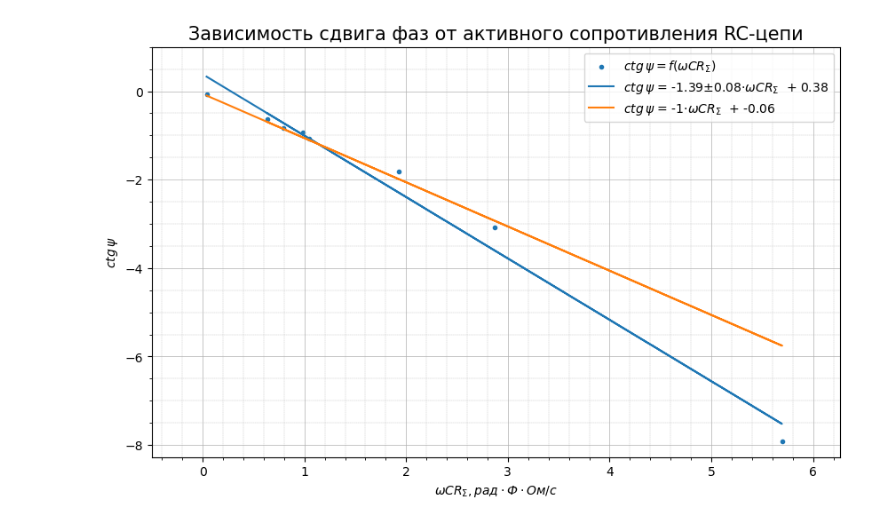
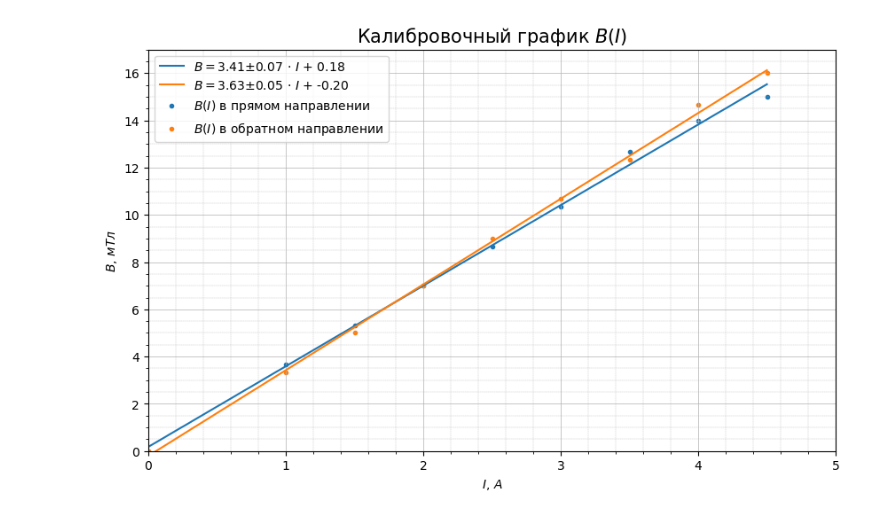
Before and after one commit to A1rsenij/Labs_physics, a Jupyter notebook: 3.3.1/3.3.1.ipynb, the cells around one changed output. Drawn from its saved outputs; the diff is of its cells as text; code cells hidden in the pictures.

```diff
--- a/3.3.1/3.3.1.ipynb
+++ b/3.3.1/3.3.1.ipynb
@@ -3,42 +3,41 @@ import numpy as np
 import pandas as pd
 import matplotlib.pyplot as plt
 # %%
-
-
-data = pd.read_excel('3.2.1.xlsx', sheet_name='RC-цепь')
+data = pd.read_excel('3.3.1.xlsx', sheet_name='Магнит_поле')
 names = list(data)
 
-R = data[names[0]] + 12.4
-C = 0.5 * (10 ** (-6))
-w = 2 * np.pi * 1000
-psi = 1 / np.tan(data[names[6]] * np.pi)
-R = R * C * w
+Idir = data[names[0]]
+Bdir = data[names[4]]
+Irev = data[names[6]]
+Brev = data[names[10]]
 
-k, cov = np.polyfit(R, psi, 1, cov=True)
-psip = np.polyval(k, R)
-psin = np.polyval([-1, -0.06], R)
+kdir, covdir = np.polyfit(Idir, Bdir, 1, cov=True)
+Bdirp = np.polyval(kdir, Idir)
+krev, covrev = np.polyfit(Irev, Brev, 1, cov=True)
+Brevp = np.polyval(krev, Irev)
 
 fig, ax = plt.subplots(figsize=(10, 6), dpi=100)
 
-ax.scatter(R, psi, label ='$ctg\,\psi = f(\omega CR_{\Sigma})$', marker='.')
-ax.plot(R, psip, label='$ctg\,\psi$ = '  + '{:.2f}$\pm${:.2f}'.format(k[0], np.sqrt(cov[0][0])) +  '$ \cdot \omega CR_{\Sigma}$' + '  + {:.2f}'.format(k[1]))
-ax.plot(R, psin, label='$ctg\,\psi$ = '  + '{:.0f}'.format(-1) +  '$ \cdot \omega CR_{\Sigma}$' + '  + {:.2f}'.format(-0.06))
+ax.scatter(Idir, Bdir, label ='$B(I)$ в прямом направлении', marker='.')
+ax.scatter(Irev, Brev, label ='$B(I)$ в обратном направлении', marker='.')
+ax.plot(Idir, Bdirp, label='$B = $' + '{:.2f}$\pm${:.2f}'.format(kdir[0], np.sqrt(covdir[0][0])) + '$\,\cdot\, I$' + ' + {:.2f}'.format(kdir[1]))
+ax.plot(Irev, Brevp, label='$B = $' + '{:.2f}$\pm${:.2f}'.format(krev[0], np.sqrt(covrev[0][0])) + '$\,\cdot\, I$' + ' + {:.2f}'.format(krev[1]))
 
-ax.legend(loc='upper right', fontsize=10)
+ax.legend(loc='upper left', fontsize=10)
 
 ax.grid(which="major", linewidth=0.5)
 ax.grid(which="minor", linestyle='--', linewidth=0.25)
 plt.minorticks_on()
 
-ax.axis([-0.5, 1.1*R.max(), 1.1*psip.min(), 1])
+ax.axis([0, 5, 0, 17])
 
-ax.set_title('Зависимость сдвига фаз от активного сопротивления RC-цепи', loc='center', fontsize=15)
-ax.set_xlabel('$\omega CR_{\Sigma}, рад \cdot Ф \cdot Ом/с$', loc='center', fontsize=10)
-ax.set_ylabel('$ctg\,\psi$', loc='center', fontsize=10)
+ax.set_title('Калибровочный график $B(I)$', loc='center', fontsize=15)
+ax.set_xlabel('$I,\, А$', loc='center', fontsize=10)
+ax.set_ylabel('$B,\, мТл$', loc='center', fontsize=10)
 
 plt.show()
 
-fig.savefig("3.2.1_1.png", dpi=500)
+fig.savefig("3.3.1_1.png", dpi=500)
 # %% [output]
-[figure, old version]
+[figure, new version]
 # %%
```
Also changed, not shown: parts of 4 cells of this notebook, 10 other files.
